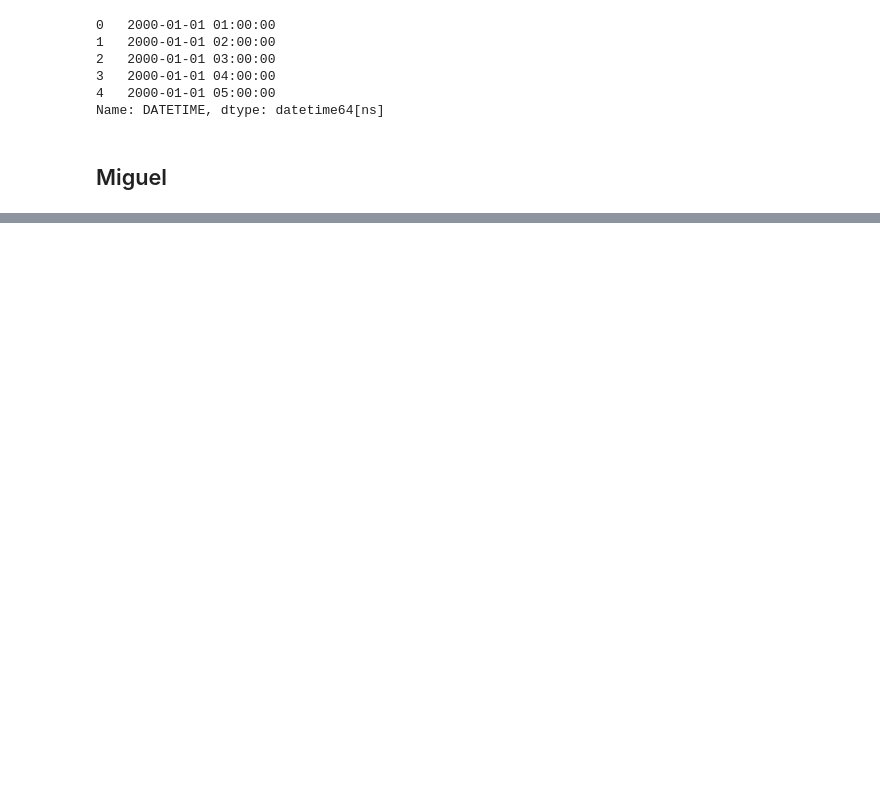
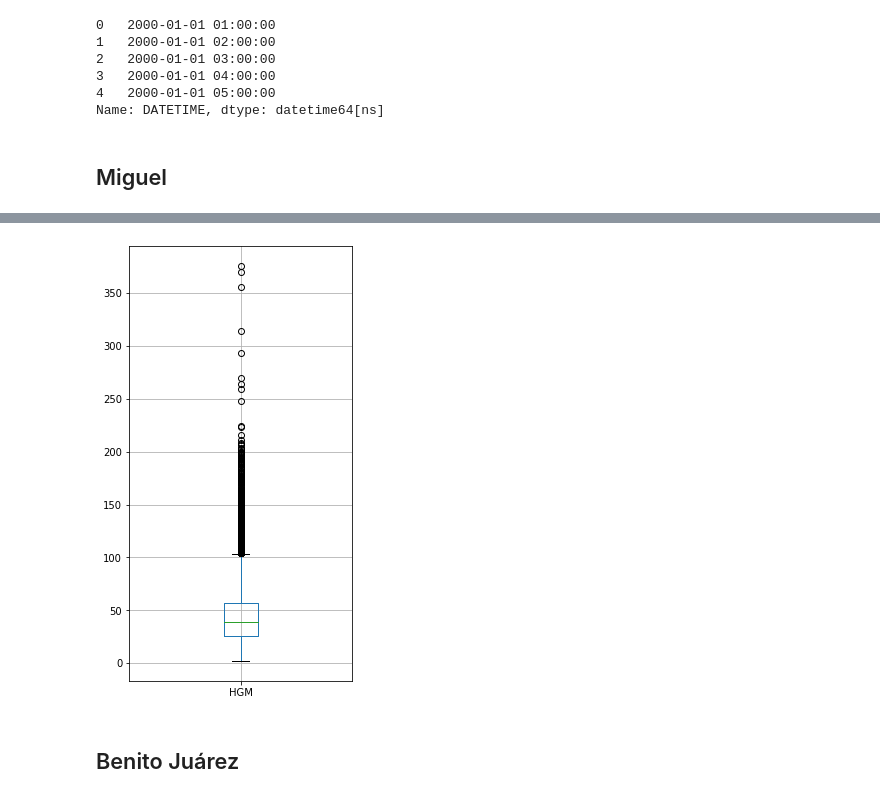
Before and after one commit to luisferlc/datamex1019, a Jupyter notebook: air-quality-cdmx/análisis_limpieza_PM10_v2.ipynb, the cells around one changed output, grey strips where cells are left out. Cells and saved outputs as stored; diff of their text form; code cells hidden in the pictures; blank space fills up the shorter version.

```diff
--- a/air-quality-cdmx/análisis_limpieza_PM10_v2.ipynb
+++ b/air-quality-cdmx/análisis_limpieza_PM10_v2.ipynb
@@ -104,0 +137,5 @@ df_miguel.to_csv("data_clean/miguel_pm10_clean_v2.csv")
+# %%
+plt.figure(figsize=(4, 8))
+df_cuauh.boxplot(column = 'HGM');
+# %% [output]
+[figure, added]
@@ -104,0 +144,2 @@ df_miguel.to_csv("data_clean/miguel_pm10_clean_v2.csv")
+# %% [markdown]
+## Benito Juárez
```
Also changed, not shown: parts of 12 cells of this notebook, 6 other files.
